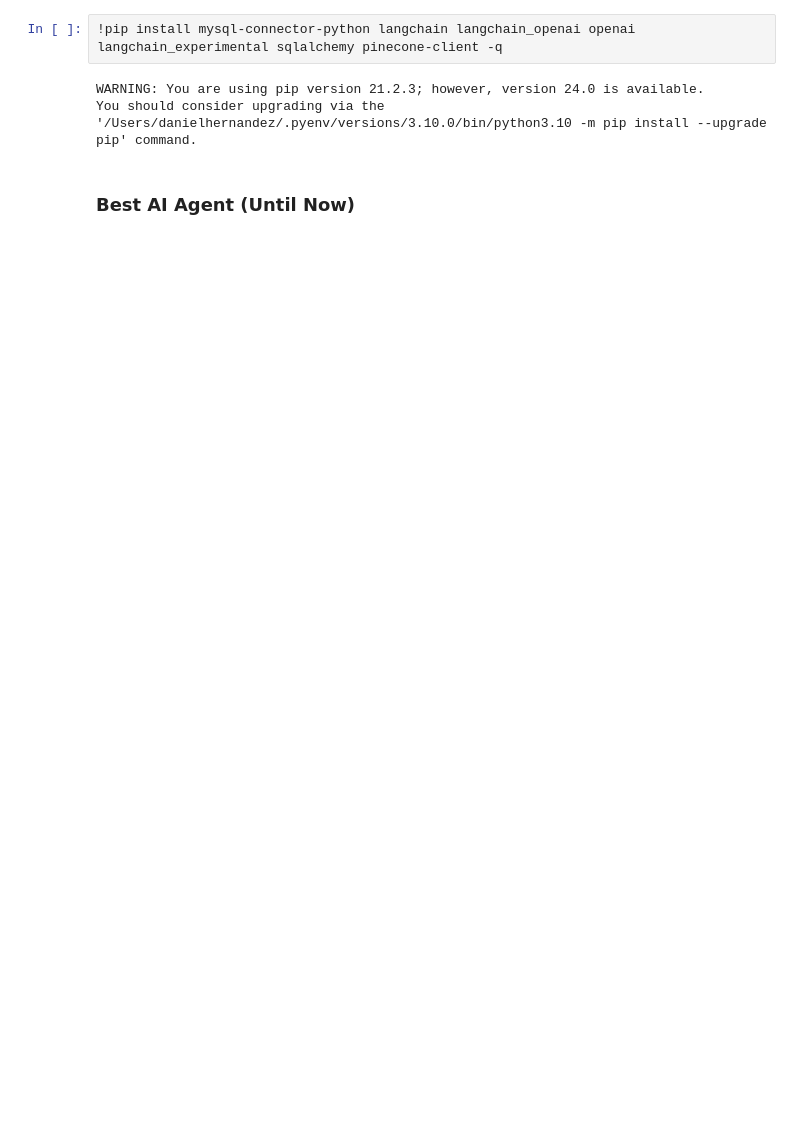
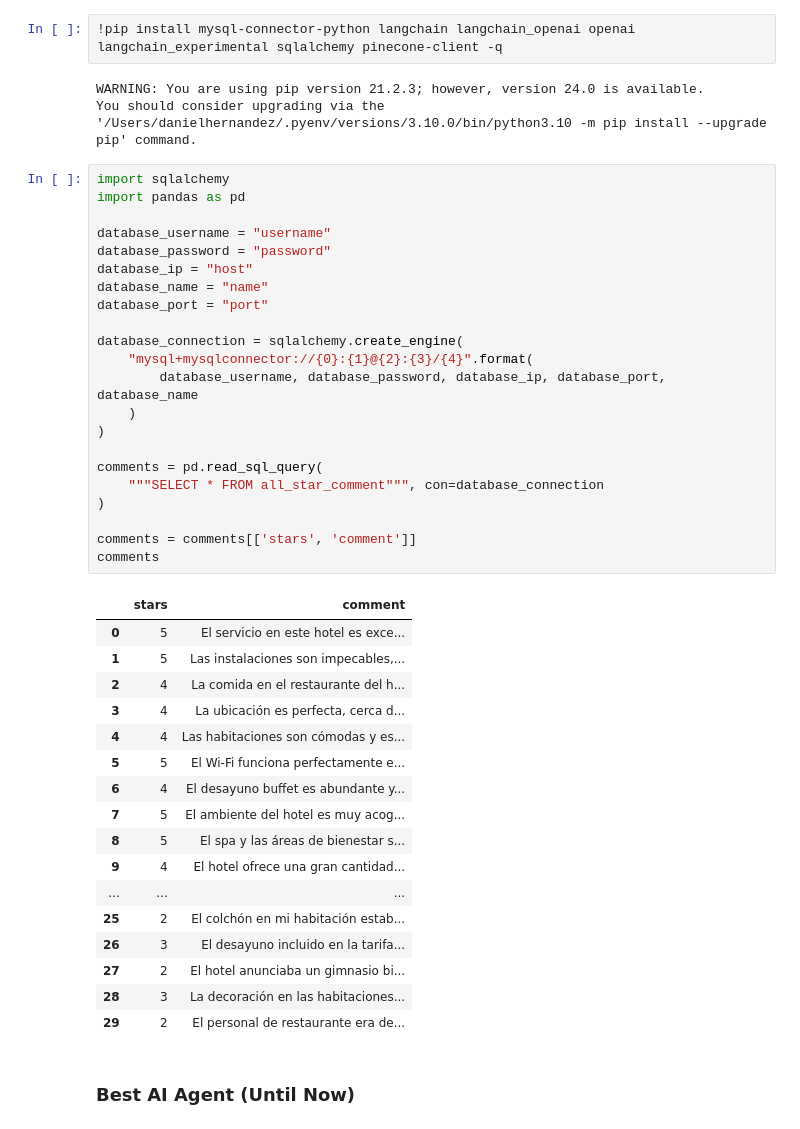
Before and after one commit to danhergir/OpenAI-LangChain-, a Jupyter notebook: db_langchain.ipynb, the cells around one changed output. Saved outputs shown, nothing was run; the diff lists cells and outputs as text; blank space fills up the shorter version.

```diff
--- a/db_langchain.ipynb
+++ b/db_langchain.ipynb
@@ -3,6 +3,46 @@
 # %% [output]
 WARNING: You are using pip version 21.2.3; however, version 24.0 is available.
 You should consider upgrading via the '/Users/danielhernandez/.pyenv/versions/3.10.0/bin/python3.10 -m pip install --upgrade pip' command.
+# %%
+import sqlalchemy
+import pandas as pd
+
+database_username = "username"
+database_password = "password"
+database_ip = "host"
+database_name = "name"
+database_port = "port"
+
+database_connection = sqlalchemy.create_engine(
+    "mysql+mysqlconnector://{0}:{1}@{2}:{3}/{4}".format(
+        database_username, database_password, database_ip, database_port, database_name
+    )
+)
+
+comments = pd.read_sql_query(
+    """SELECT * FROM all_star_comment""", con=database_connection
+)
+
+comments = comments[['stars', 'comment']]
+comments
+# %% [output]
+|  | stars | comment |
+| 0 | 5 | El servicio en este hotel es exce... |
+| 1 | 5 | Las instalaciones son impecables,... |
+| 2 | 4 | La comida en el restaurante del h... |
+| 3 | 4 | La ubicación es perfecta, cerca d... |
+| 4 | 4 | Las habitaciones son cómodas y es... |
+| 5 | 5 | El Wi-Fi funciona perfectamente e... |
+| 6 | 4 | El desayuno buffet es abundante y... |
+| 7 | 5 | El ambiente del hotel es muy acog... |
+| 8 | 5 | El spa y las áreas de bienestar s... |
+| 9 | 4 | El hotel ofrece una gran cantidad... |
+| ... | ... | ... |
+| 25 | 2 | El colchón en mi habitación estab... |
+| 26 | 3 | El desayuno incluido en la tarifa... |
+| 27 | 2 | El hotel anunciaba un gimnasio bi... |
+| 28 | 3 | La decoración en las habitaciones... |
+| 29 | 2 | El personal de restaurante era de... |
 # %% [markdown]
 ### Best AI Agent (Until Now)
 # %%
```
Also changed, not shown: parts of 5 cells of this notebook, 1 other file.
